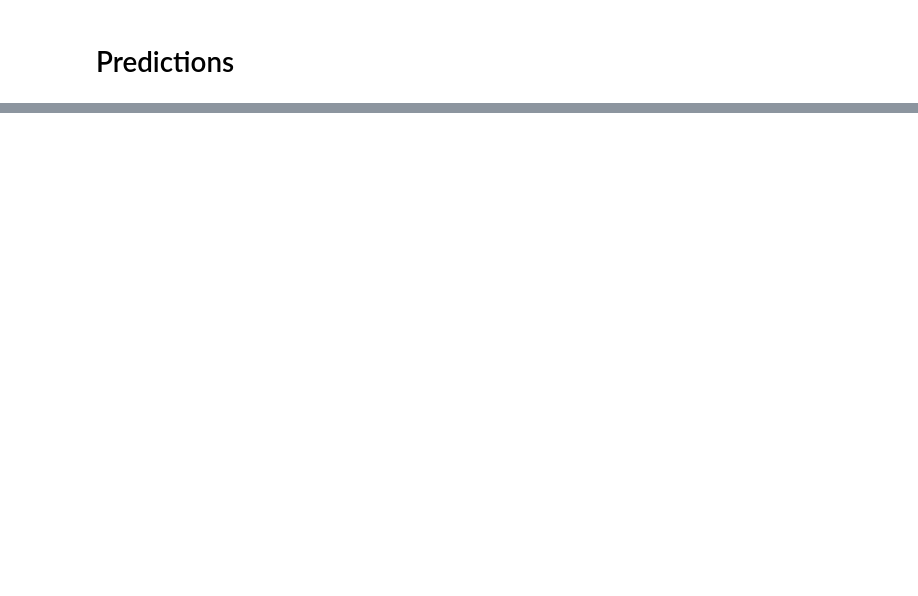
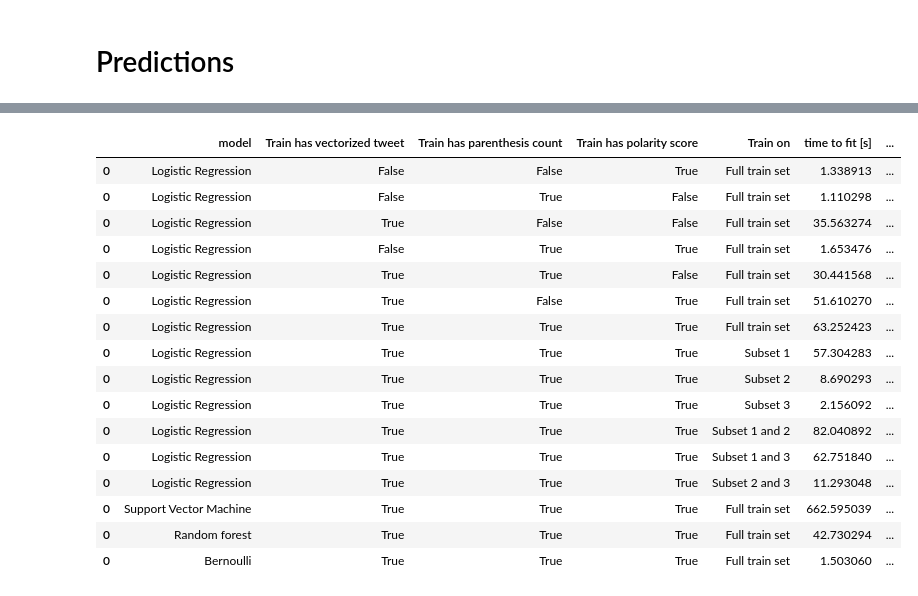
Before and after one commit to rolandogdp/ML-projects-2022, a Jupyter notebook: project2/baselines.ipynb, the cells around one changed output, grey strips where cells are left out. Saved outputs shown, nothing was run; the diff lists cells and outputs as text; code cells hidden in the pictures; blank space fills up the shorter version.

```diff
--- a/project2/baselines.ipynb
+++ b/project2/baselines.ipynb
@@ -245,0 +205,27 @@ with open('dict.txt', 'w') as convert_file:
+# %%
+df_score = pd.DataFrame()
+# %%
+df_score = fit_and_store_res(df_score, log_reg, 'Logistic Regression', False, False, True )
+df_score = fit_and_store_res(df_score, log_reg, 'Logistic Regression', False, True,  False)
+df_score = fit_and_store_res(df_score, log_reg, 'Logistic Regression', True,  False, False)
+df_score = fit_and_store_res(df_score, log_reg, 'Logistic Regression', False, True,  True )
+df_score = fit_and_store_res(df_score, log_reg, 'Logistic Regression', True,  True,  False)
+df_score = fit_and_store_res(df_score, log_reg, 'Logistic Regression', True,  False, True )
+df_score = fit_and_store_res(df_score, log_reg, 'Logistic Regression', True,  True,  True )
+# %%
+df_score = fit_and_store_res(df_score, log_reg, 'Logistic Regression', True,  True,  True ,
+                             subset_train = X_tr_df.par_count == 0, subset_train_name= 'Subset 1')
+df_score = fit_and_store_res(df_score, log_reg, 'Logistic Regression', True,  True,  True ,
+                             subset_train = X_tr_df.par_count >  0, subset_train_name= 'Subset 2')
+df_score = fit_and_store_res(df_score, log_reg, 'Logistic Regression', True,  True,  True ,
+                             subset_train = X_tr_df.par_count <  0, subset_train_name= 'Subset 3')
+df_score = fit_and_store_res(df_score, log_reg, 'Logistic Regression', True,  True,  True ,
+                             subset_train = X_tr_df.par_count >= 0, subset_train_name= 'Subset 1 and 2')
+df_score = fit_and_store_res(df_score, log_reg, 'Logistic Regression', True,  True,  True ,
+                             subset_train = X_tr_df.par_count <= 0, subset_train_name= 'Subset 1 and 3')
+df_score = fit_and_store_res(df_score, log_reg, 'Logistic Regression', True,  True,  True ,
+                             subset_train = X_tr_df.par_count != 0, subset_train_name= 'Subset 2 and 3')
+# %%
+df_score = fit_and_store_res(df_score, svc,    'Support Vector Machine', True,  True,  True )
+df_score = fit_and_store_res(df_score, rfc,    'Random forest',          True,  True,  True )
+df_score = fit_and_store_res(df_score, bnb,    'Bernoulli',              True,  True,  True )
@@ -245,0 +236,20 @@ with open('dict.txt', 'w') as convert_file:
+# %%
+df_score
+# %% [output]
+|  | model | Train has vectorized tweet | Train has parenthesis count | Train has polarity score | Train on | time to fit [s] | ... |
+| 0 | Logistic Regression | False | False | True | Full train set | 1.338913 | ... |
+| 0 | Logistic Regression | False | True | False | Full train set | 1.110298 | ... |
+| 0 | Logistic Regression | True | False | False | Full train set | 35.563274 | ... |
+| 0 | Logistic Regression | False | True | True | Full train set | 1.653476 | ... |
+| 0 | Logistic Regression | True | True | False | Full train set | 30.441568 | ... |
+| 0 | Logistic Regression | True | False | True | Full train set | 51.610270 | ... |
+| 0 | Logistic Regression | True | True | True | Full train set | 63.252423 | ... |
+| 0 | Logistic Regression | True | True | True | Subset 1 | 57.304283 | ... |
+| 0 | Logistic Regression | True | True | True | Subset 2 | 8.690293 | ... |
+| 0 | Logistic Regression | True | True | True | Subset 3 | 2.156092 | ... |
+| 0 | Logistic Regression | True | True | True | Subset 1 and 2 | 82.040892 | ... |
+| 0 | Logistic Regression | True | True | True | Subset 1 and 3 | 62.751840 | ... |
+| 0 | Logistic Regression | True | True | True | Subset 2 and 3 | 11.293048 | ... |
+| 0 | Support Vector Machine | True | True | True | Full train set | 662.595039 | ... |
+| 0 | Random forest | True | True | True | Full train set | 42.730294 | ... |
+| 0 | Bernoulli | True | True | True | Full train set | 1.503060 | ... |
```
Also changed, not shown: parts of 46 cells of this notebook, 3 other files.
